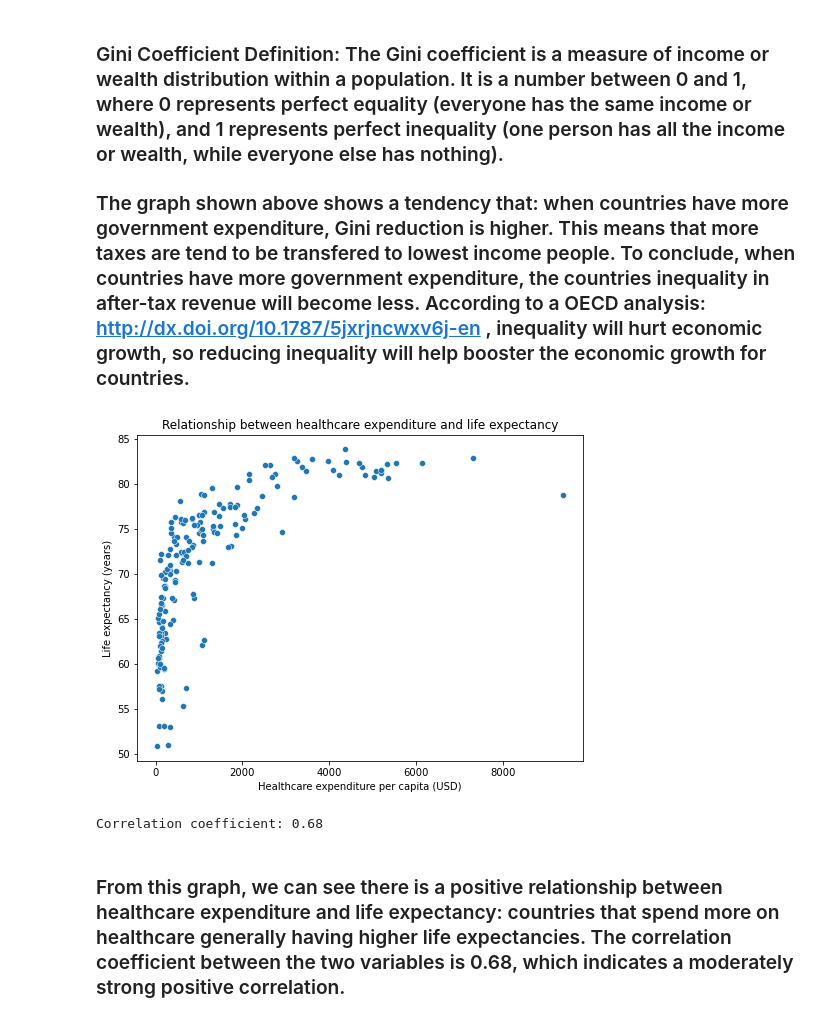
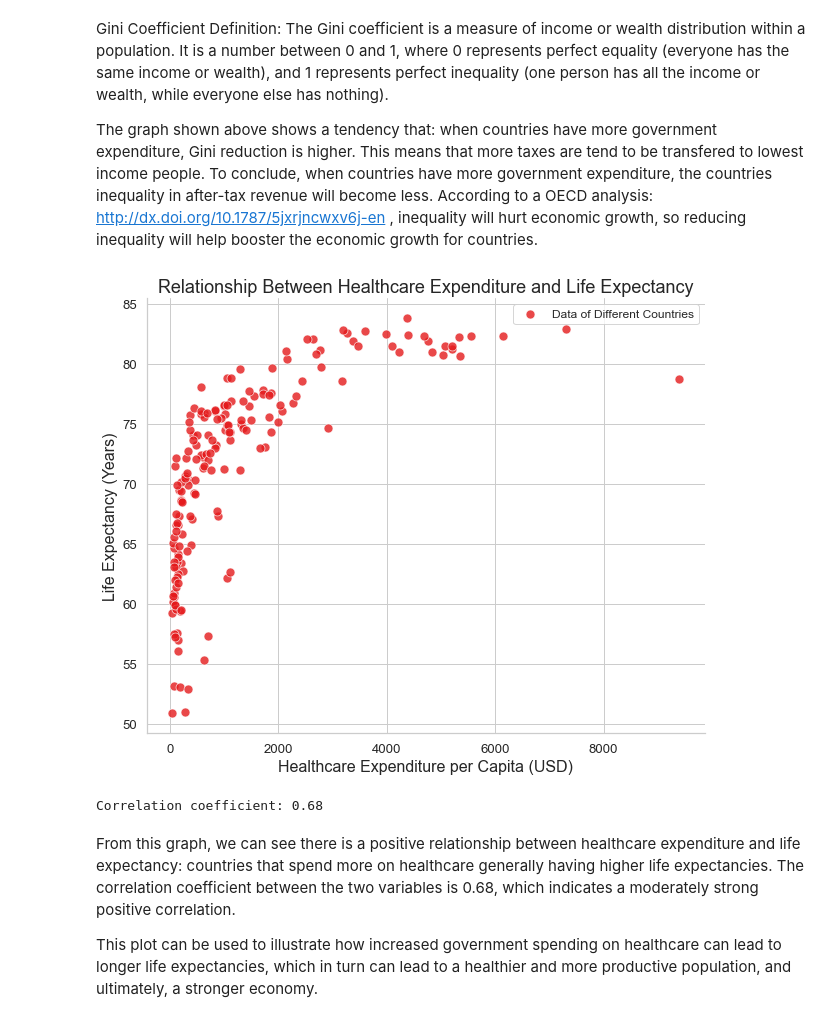
Before and after one commit to zjwlyx/ECE143_Group17, a Jupyter notebook: Group_17_Project.ipynb, the cells around one changed output. Drawn from its saved outputs; the diff is of its cells as text; code cells hidden in the pictures.

```diff
--- a/Group_17_Project.ipynb
+++ b/Group_17_Project.ipynb
@@ -99,26 +73,37 @@ Correlation coefficient: 0.59
 # %% [markdown]
-### Gini Coefficient Definition: The Gini coefficient is a measure of income or wealth distribution within a population. It is a number between 0 and 1, where 0 represents perfect equality (everyone has the same income or wealth), and 1 represents perfect inequality (one person has all the income or wealth, while everyone else has nothing).
+Gini Coefficient Definition: The Gini coefficient is a measure of income or wealth distribution within a population. It is a number between 0 and 1, where 0 represents perfect equality (everyone has the same income or wealth), and 1 represents perfect inequality (one person has all the income or wealth, while everyone else has nothing).
 
-### The graph shown above shows a tendency that: when countries have more government expenditure, Gini reduction is higher. This means that more taxes are tend to be transfered to lowest income people. To conclude, when countries have more government expenditure, the countries inequality in after-tax revenue will become less. According to a OECD analysis: http://dx.doi.org/10.1787/5jxrjncwxv6j-en , inequality will hurt economic growth, so reducing inequality will help booster the economic growth for countries.
+The graph shown above shows a tendency that: when countries have more government expenditure, Gini reduction is higher. This means that more taxes are tend to be transfered to lowest income people. To conclude, when countries have more government expenditure, the countries inequality in after-tax revenue will become less. According to a OECD analysis: http://dx.doi.org/10.1787/5jxrjncwxv6j-en , inequality will hurt economic growth, so reducing inequality will help booster the economic growth for countries.
 # %%
-import seaborn as sns
 # Load data into a pandas DataFrame
-life_expectancy_vs_healthcare_expenditure_df = pd.read_csv('life-expectancy-vs-healthcare-expenditure.csv')
+life_expectancy_vs_healthcare_expenditure_df = pd.read_csv('data/life-expectancy-vs-healthcare-expenditure.csv')
 
 # Drop any rows with missing values
 life_expectancy_vs_healthcare_expenditure_df.dropna(inplace=True)
 df = life_expectancy_vs_healthcare_expenditure_df[['Life expectancy at birth, total (years)', 'Current health expenditure per capita, PPP (current international $)']]
-plt.figure(figsize=(8,6))
-sns.scatterplot(data=df, x='Current health expenditure per capita, PPP (current international $)', y='Life expectancy at birth, total (years)')
-plt.title('Relationship between healthcare expenditure and life expectancy')
-plt.xlabel('Healthcare expenditure per capita (USD)')
-plt.ylabel('Life expectancy (years)')
+
+# Set color palette
+colors = sns.color_palette("Set1")
+
+# Create scatter plot
+sns.set(font_scale=1.2)
+sns.set_style("whitegrid")
+fig, ax = plt.subplots(figsize=(10, 8))
+sns.scatterplot(data=df, x='Current health expenditure per capita, PPP (current international $)', y='Life expectancy at birth, total (years)', color=colors[0], s=80, alpha=0.8)
+plt.xlabel('Healthcare Expenditure per Capita (USD)', fontsize=16)
+plt.ylabel('Life Expectancy (Years)', fontsize=16)
+plt.title('Relationship Between Healthcare Expenditure and Life Expectancy', fontsize=18)
+plt.legend(["Data of Different Countries"], loc="upper right", fontsize=12)
+sns.despine()
 plt.show()
 
+# Display correlation coefficient
 corr = df.corr()
 print(f"Correlation coefficient: {corr.iloc[0,1]:.2f}")
 # %% [output]
-[figure, old version]
+[figure, new version]
 Correlation coefficient: 0.68
 # %% [markdown]
-### From this graph, we can see there is a positive relationship between healthcare expenditure and life expectancy: countries that spend more on healthcare generally having higher life expectancies. The correlation coefficient between the two variables is 0.68, which indicates a moderately strong positive correlation.
+ From this graph, we can see there is a positive relationship between healthcare expenditure and life expectancy: countries that spend more on healthcare generally having higher life expectancies. The correlation coefficient between the two variables is 0.68, which indicates a moderately strong positive correlation.
+
+This plot can be used to illustrate how increased government spending on healthcare can lead to longer life expectancies, which in turn can lead to a healthier and more productive population, and ultimately, a stronger economy.
```
Also changed, not shown: parts of 3 cells of this notebook.
